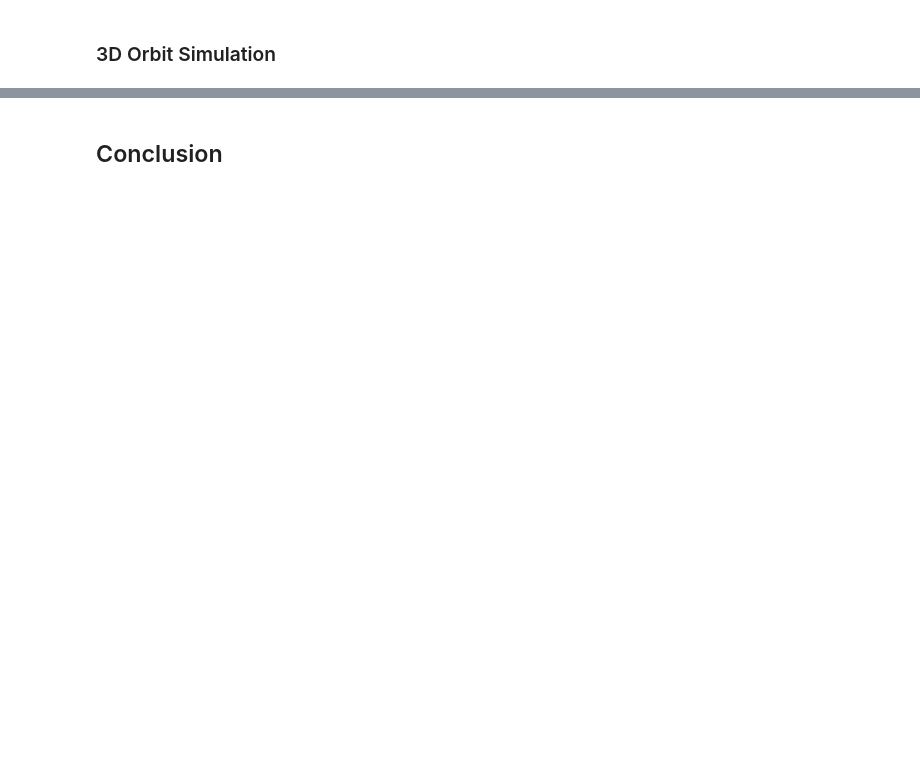
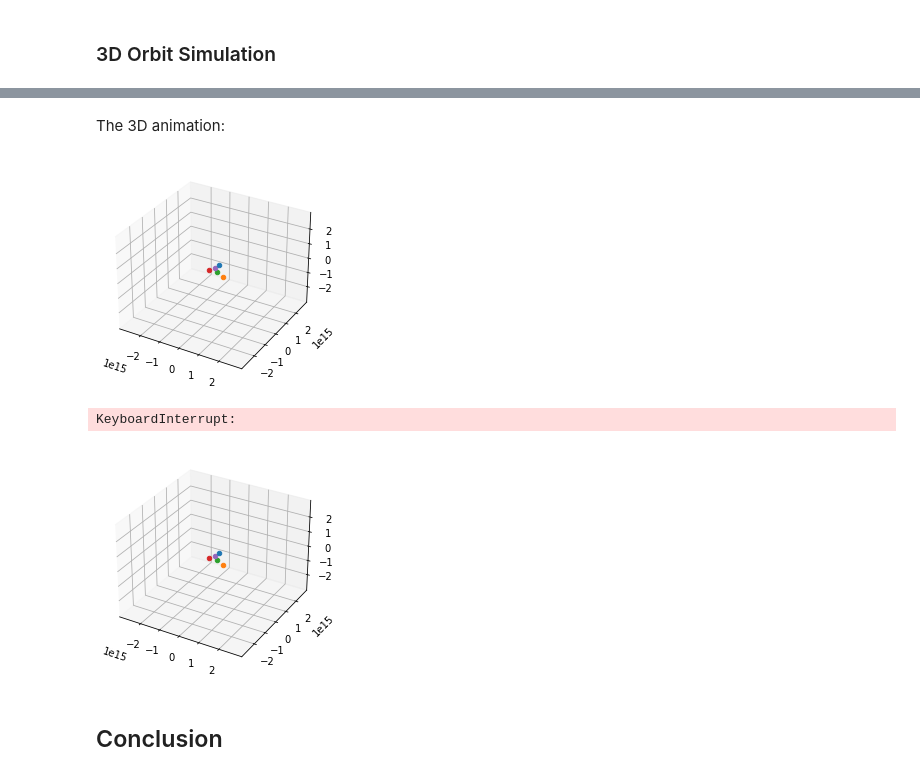
Before and after one commit to tairaeli/cmse202_honors_project, a Jupyter notebook: Writeup/writeup.ipynb, the cells around one changed output, grey strips where cells are left out. Drawn from its saved outputs; the diff is of its cells as text; code cells hidden in the pictures; blank space fills up the shorter version.

```diff
--- a/Writeup/writeup.ipynb
+++ b/Writeup/writeup.ipynb
@@ -153,2 +249,12 @@ KeyboardInterrupt:
+# %% [markdown]
+The 3D animation:
+# %%
+tbnd = 2 * 1.496e15 # making plot boundaries
+
+system_3D.plot([-tbnd,tbnd],[-tbnd,tbnd],[-tbnd,tbnd], tf, dt)
+# %% [output]
+[figure, added]
+KeyboardInterrupt:
+[figure, added]
 # %% [markdown]
 ## Conclusion
```
Also changed, not shown: parts of 25 cells of this notebook, 5 other files.
